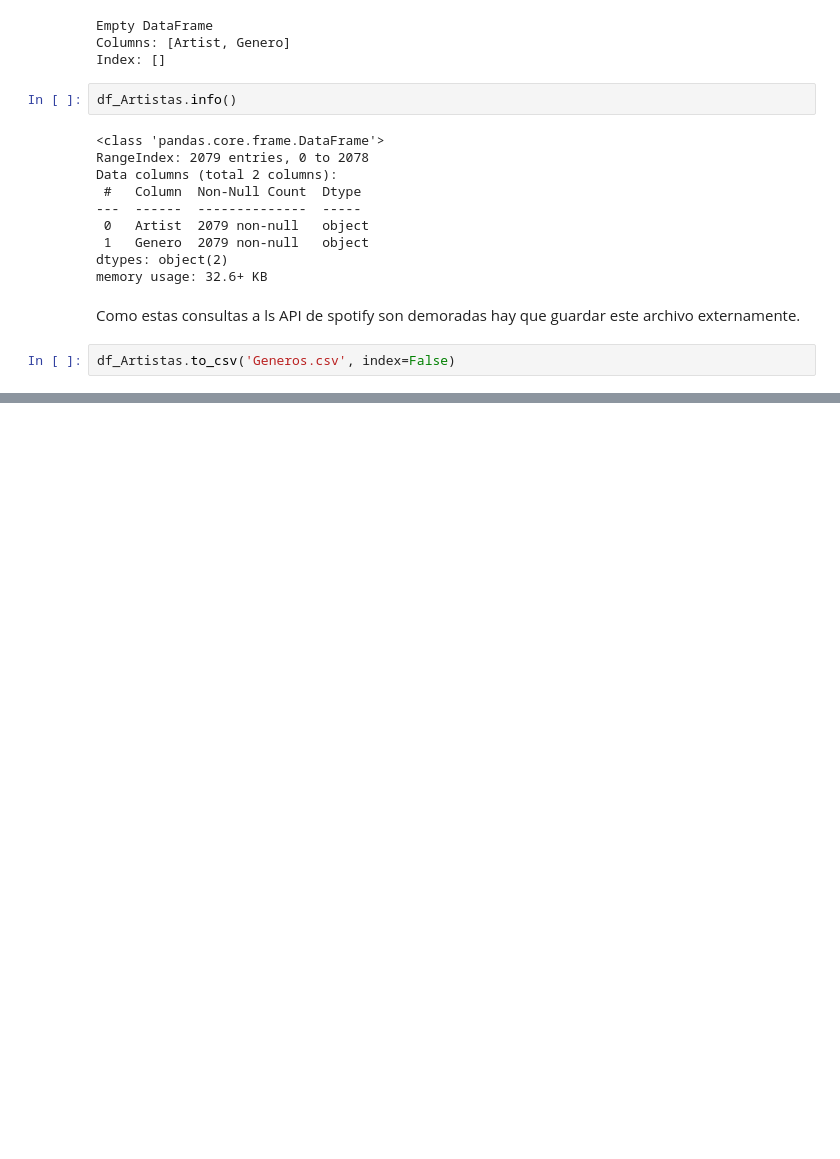
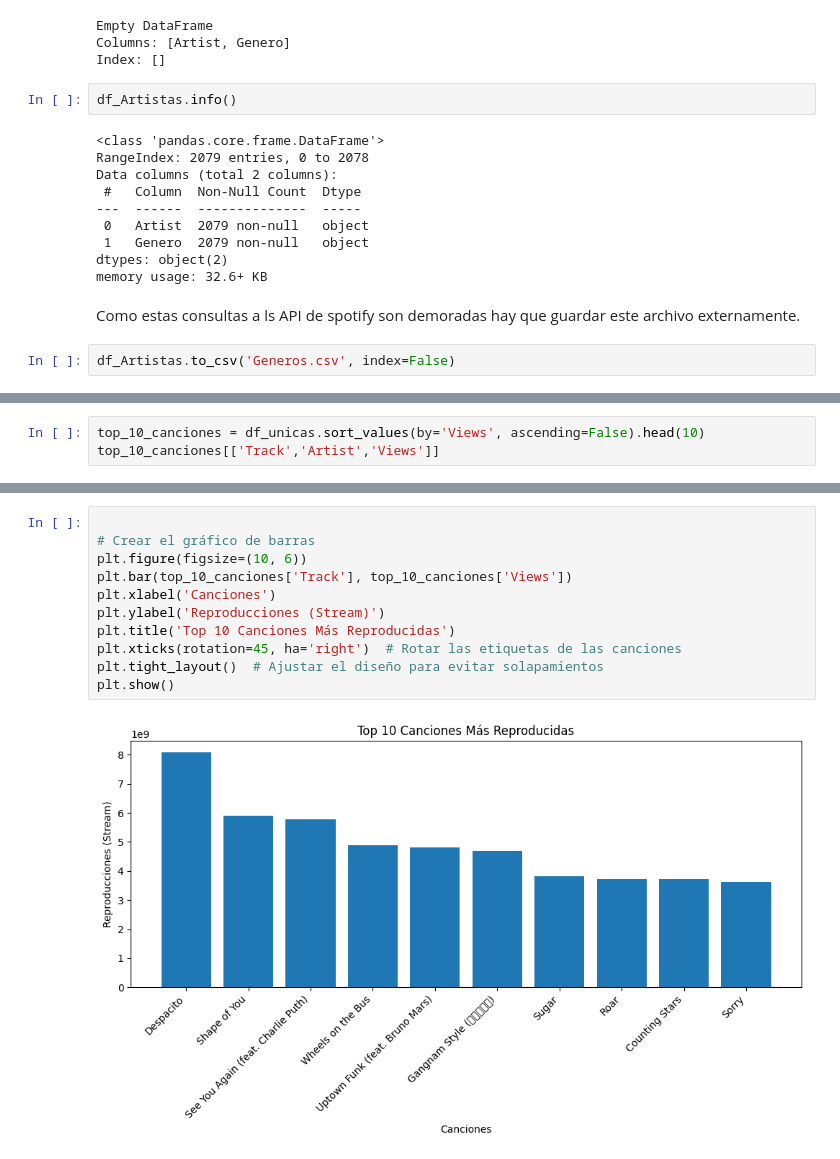
Before and after one commit to jjmoras1/DS2_Preentrega01, a Jupyter notebook: 01_Preparacion_Data.ipynb, the cells around one changed output, grey strips where cells are left out. Saved outputs shown, nothing was run; the diff lists cells and outputs as text; blank space fills up the shorter version.

```diff
--- a/01_Preparacion_Data.ipynb
+++ b/01_Preparacion_Data.ipynb
@@ -307,0 +528,3 @@ df_Artistas.to_csv('Generos.csv', index=False)
+# %%
+top_10_canciones = df_unicas.sort_values(by='Views', ascending=False).head(10)
+top_10_canciones[['Track','Artist','Views']]
@@ -307,0 +543,13 @@ df_Artistas.to_csv('Generos.csv', index=False)
+# %%
+
+# Crear el gráfico de barras
+plt.figure(figsize=(10, 6))
+plt.bar(top_10_canciones['Track'], top_10_canciones['Views'])
+plt.xlabel('Canciones')
+plt.ylabel('Reproducciones (Stream)')
+plt.title('Top 10 Canciones Más Reproducidas')
+plt.xticks(rotation=45, ha='right')  # Rotar las etiquetas de las canciones
+plt.tight_layout()  # Ajustar el diseño para evitar solapamientos
+plt.show()
+# %% [output]
+[figure, added]
```
Also changed, not shown: parts of 42 cells of this notebook, 1 other file.
